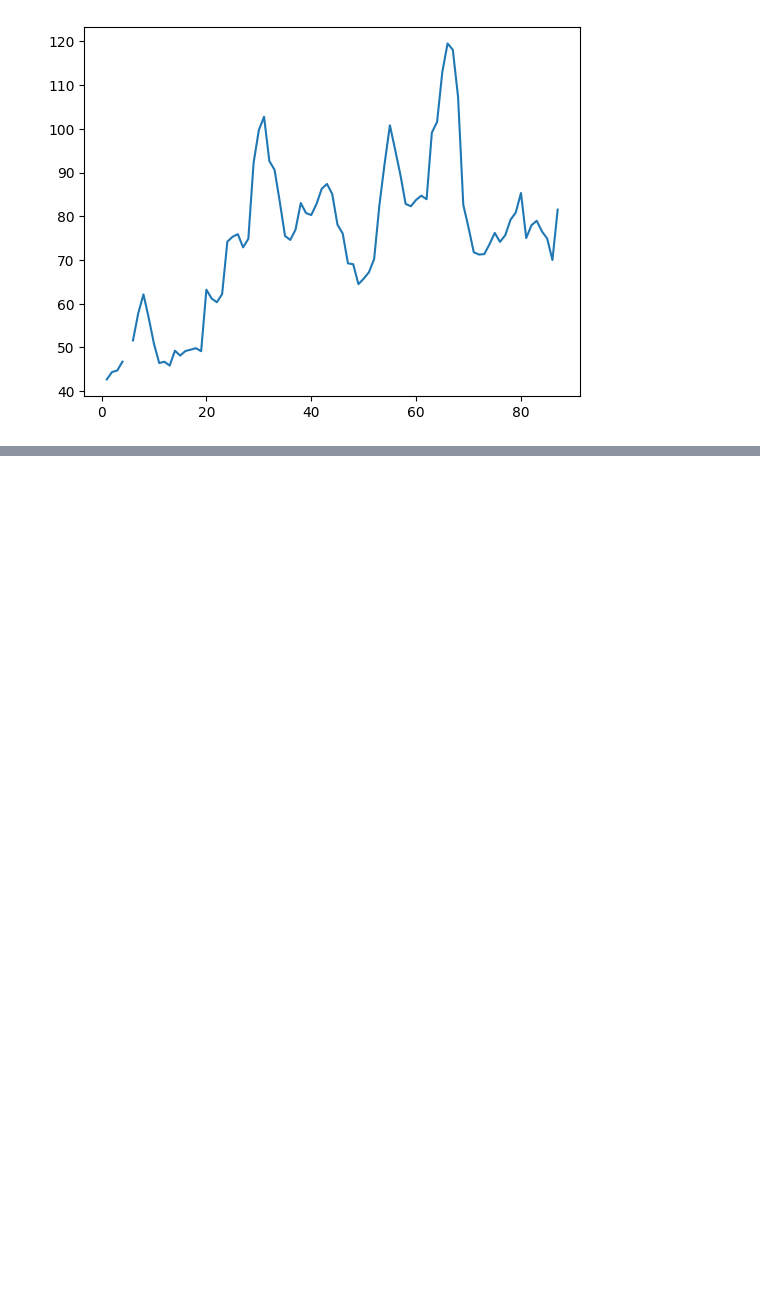
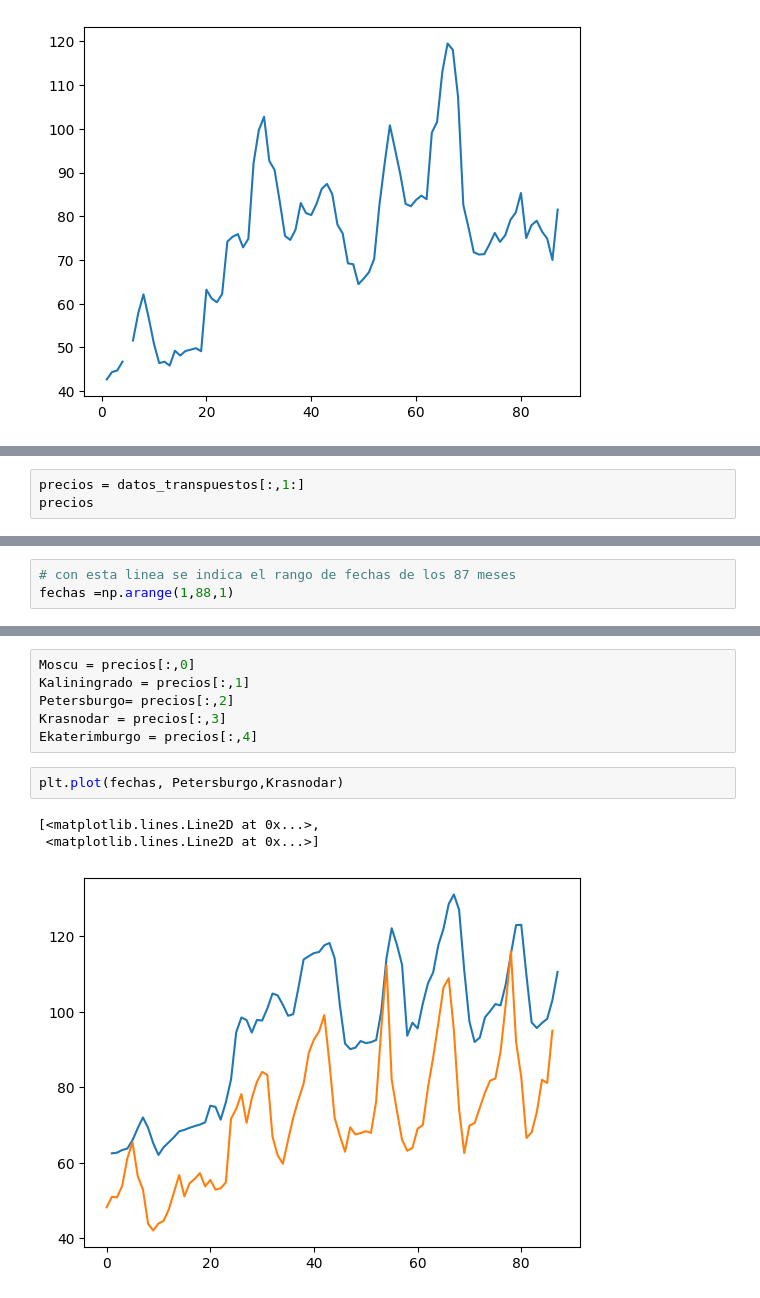
Before and after one commit to yuri19762008/001_ORACLE, a Jupyter notebook: 004_NUNPY/Numpy.ipynb, the cells around one changed output, grey strips where cells are left out. Cells and saved outputs as stored; diff of their text form; blank space fills up the shorter version.

Commit message:
exploracion de datos

```diff
--- a/004_NUNPY/Numpy.ipynb
+++ b/004_NUNPY/Numpy.ipynb
@@ -185,0 +203,3 @@ plt.plot(fechas, Kaliningrado, label='Kaliningrado')
+# %%
+precios = datos_transpuestos[:,1:]
+precios
@@ -185,0 +240,3 @@ plt.plot(fechas, Kaliningrado, label='Kaliningrado')
+# %%
+# con esta linea se indica el rango de fechas de los 87 meses
+fechas =np.arange(1,88,1)
@@ -185,0 +248,12 @@ plt.plot(fechas, Kaliningrado, label='Kaliningrado')
+# %%
+Moscu = precios[:,0]
+Kaliningrado = precios[:,1]
+Petersburgo= precios[:,2]
+Krasnodar = precios[:,3]
+Ekaterimburgo = precios[:,4]
+# %%
+plt.plot(fechas, Petersburgo,Krasnodar)
+# %% [output]
+[<matplotlib.lines.Line2D at 0x...>,
+ <matplotlib.lines.Line2D at 0x...>]
+[figure, added]
```
Also changed, not shown: parts of 26 cells of this notebook.
